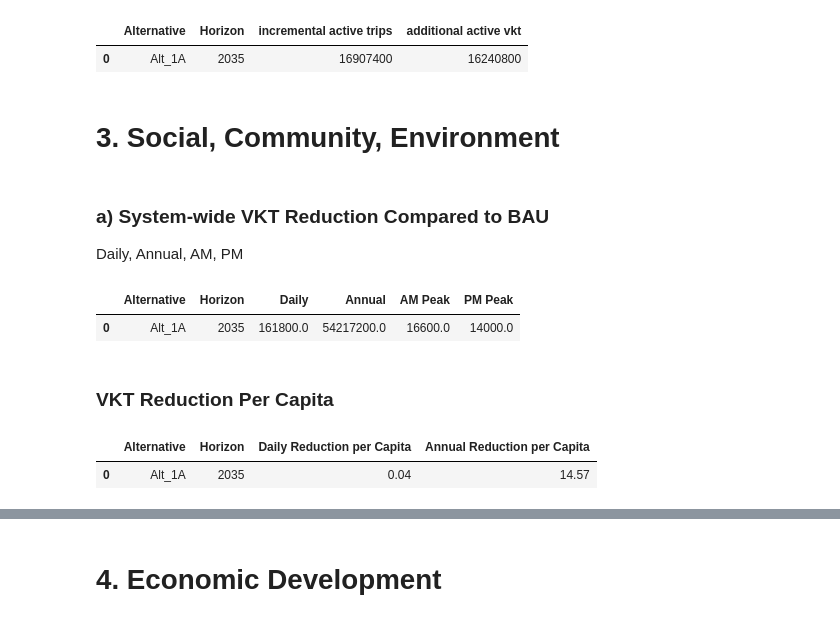
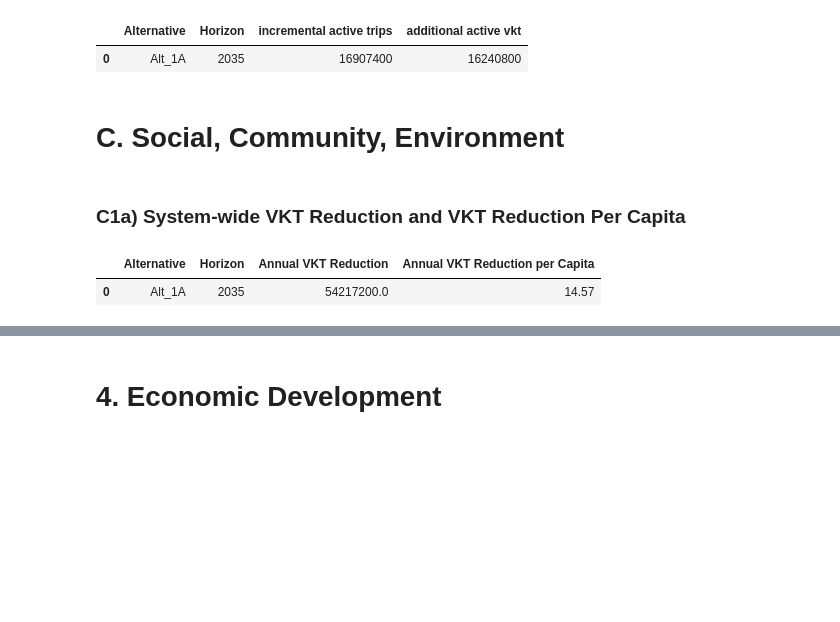
Before and after one commit to KristinaKwong/r2uPhase2, a Jupyter notebook: RTM/Scripts/MAE/MAE_Performance_Measures.ipynb, the cells around one changed output, grey strips where cells are left out. Saved outputs shown, nothing was run; the diff lists cells and outputs as text; code cells hidden in the pictures; blank space fills up the shorter version.

```diff
--- a/RTM/Scripts/MAE/MAE_Performance_Measures.ipynb
+++ b/RTM/Scripts/MAE/MAE_Performance_Measures.ipynb
@@ -751,19 +791,12 @@ active_trips
 |  | Alternative | Horizon | incremental active trips | additional active vkt |
 | 0 | Alt_1A | 2035 | 16907400 | 16240800 |
 # %% [markdown]
-# 3. Social, Community, Environment
+# C. Social, Community, Environment
-# %% [markdown]
-### a) System-wide VKT Reduction Compared to BAU
-Daily, Annual, AM, PM
-# %%
-vkt_table
-# %% [output]
-|  | Alternative | Horizon | Daily | Annual | AM Peak | PM Peak |
-| 0 | Alt_1A | 2035 | 161800.0 | 54217200.0 | 16600.0 | 14000.0 |
 # %% [markdown]
-### VKT Reduction Per Capita
+### C1a) System-wide VKT Reduction and VKT Reduction Per Capita
-# %%
-vkt_percapita_table
-# %% [output]
-|  | Alternative | Horizon | Daily Reduction per Capita | Annual Reduction per Capita |
-| 0 | Alt_1A | 2035 | 0.04 | 14.57 |
+# %%
+vkt_table_UBC.to_csv("C1a.csv",index=False)
+vkt_table_UBC
+# %% [output]
+|  | Alternative | Horizon | Annual VKT Reduction | Annual VKT Reduction per Capita |
+| 0 | Alt_1A | 2035 | 54217200.0 | 14.57 |
```
Also changed, not shown: parts of 4 cells of this notebook.
